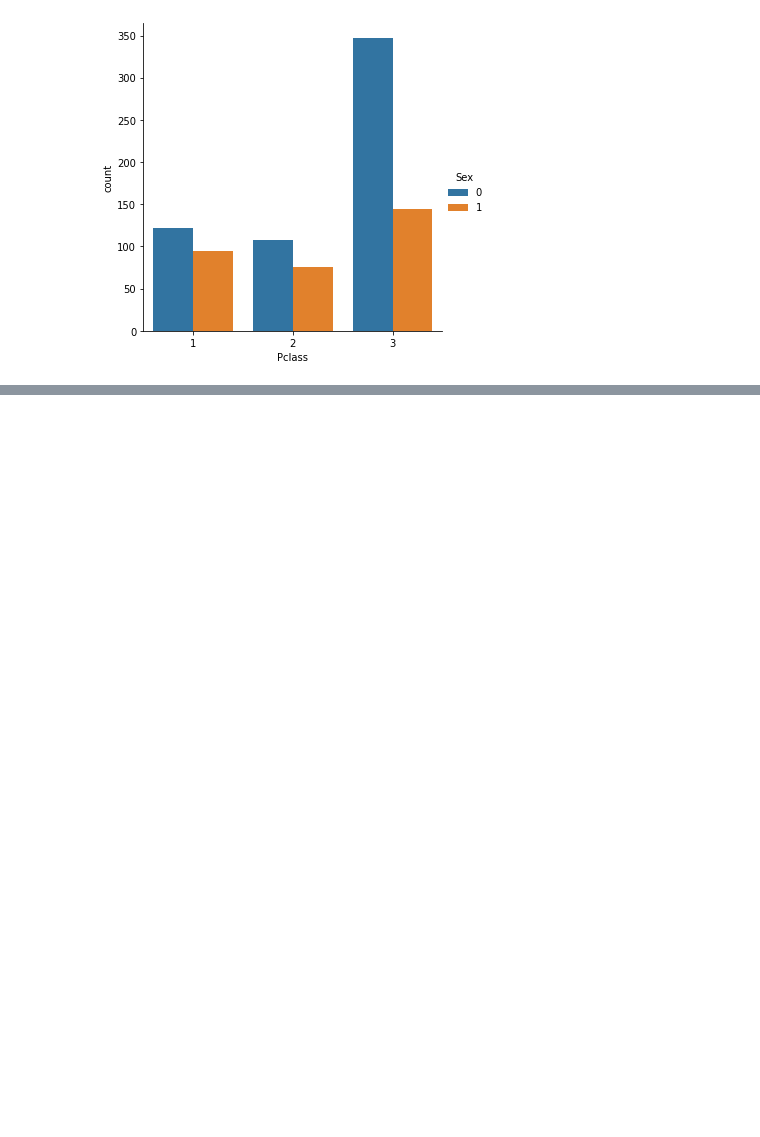
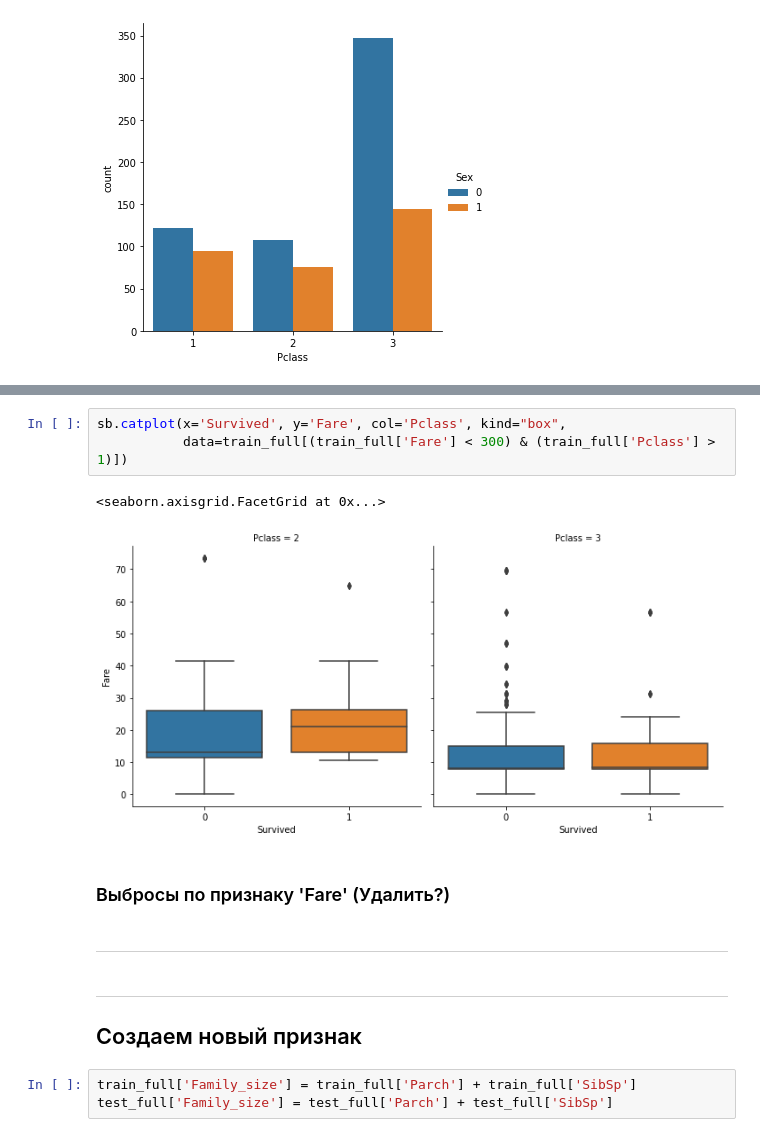
Before and after one commit to warshtayner/Kaggle_Titanic, a Jupyter notebook: my_training.ipynb, the cells around one changed output, grey strips where cells are left out. Cells and saved outputs as stored; diff of their text form; blank space fills up the shorter version.

```diff
--- a/my_training.ipynb
+++ b/my_training.ipynb
@@ -221,0 +283,16 @@ sb.catplot(x='Pclass', data=train_full, hue='Sex', kind='count')
+# %%
+sb.catplot(x='Survived', y='Fare', col='Pclass', kind="box",
+           data=train_full[(train_full['Fare'] < 300) & (train_full['Pclass'] > 1)])
+# %% [output]
+<seaborn.axisgrid.FacetGrid at 0x...>
+[figure, added]
+# %% [markdown]
+### Выбросы по признаку 'Fare' (Удалить?)
+# %% [markdown]
+-------------
+# %% [markdown]
+-------------------
+## Создаем новый признак
+# %%
+train_full['Family_size'] = train_full['Parch'] + train_full['SibSp']
+test_full['Family_size'] = test_full['Parch'] + test_full['SibSp']
```
Also changed, not shown: parts of 18 cells of this notebook.
